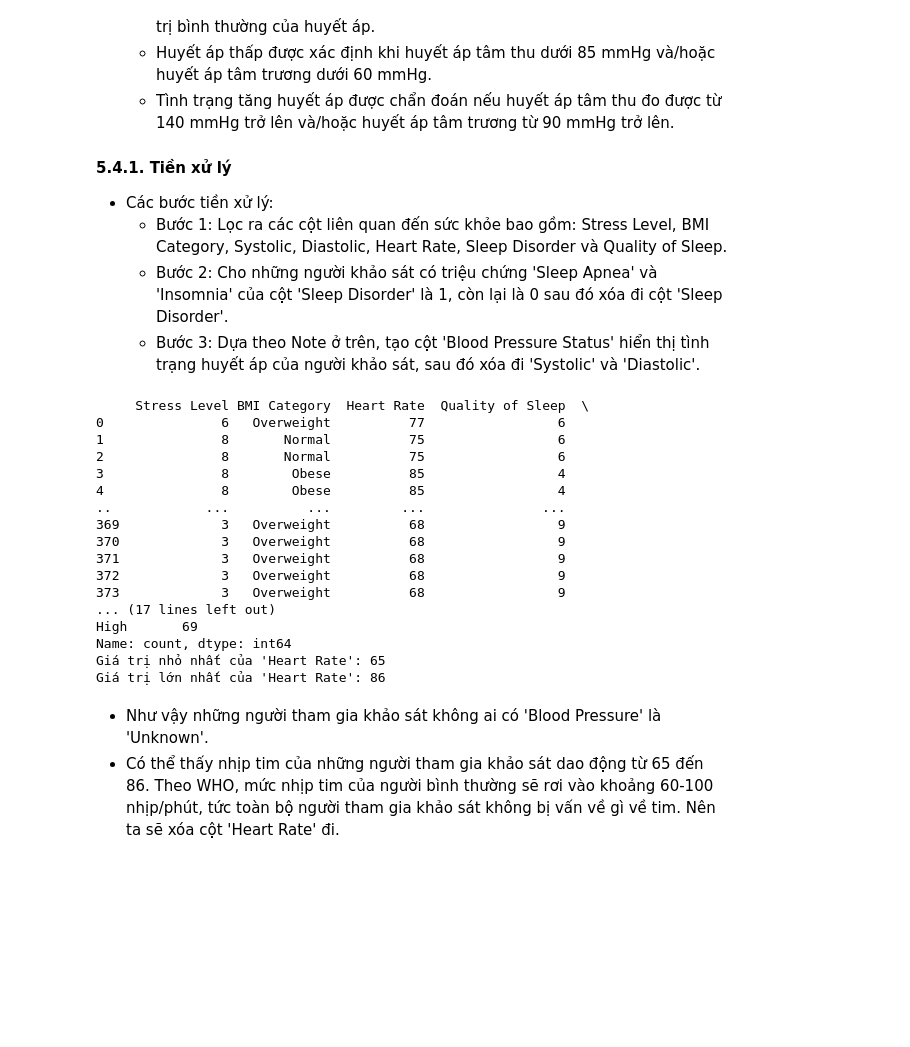
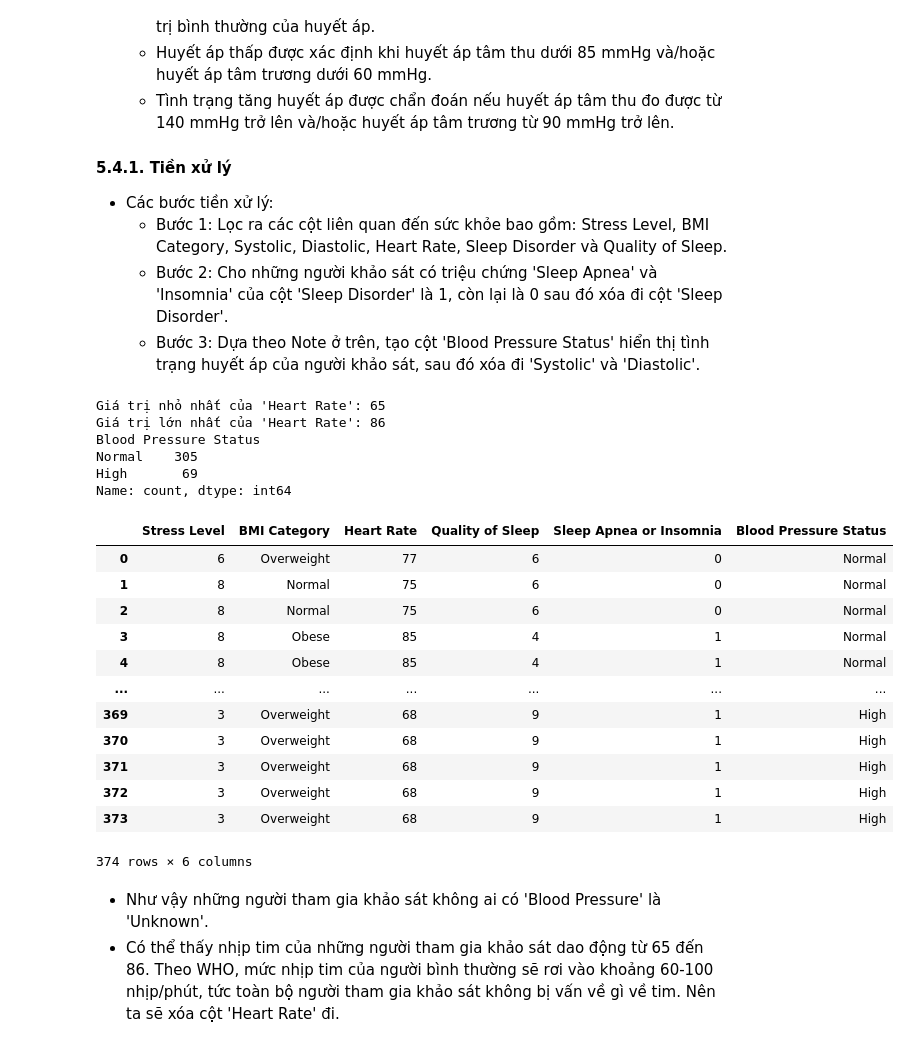
Before and after one commit to khiemnguyen812/Final_Prj_CSC17104_21KHDL1, a Jupyter notebook: Notebook.ipynb, the cells around one changed output. Cells and saved outputs as stored; diff of their text form; code cells hidden in the pictures; blank space fills up the shorter version.

```diff
--- a/Notebook.ipynb
+++ b/Notebook.ipynb
@@ -828,50 +844,53 @@ df_health = df_health.drop('Sleep Disorder', axis=1)
 # Bước 3
 # Chuyển đổi kiểu dữ liệu của 'Systolic' và 'Diastolic' sang int64
 df_health[['Systolic', 'Diastolic']] = df_health[['Systolic', 'Diastolic']].astype('int64')
 
 # Tạo cột tình trạng huyết áp
 def blood_pressure_status(row):
     if 90 <= row['Systolic'] <= 140 and 60 <= row['Diastolic'] <= 90:
         return 'Normal'
     elif row['Systolic'] < 85 or row['Diastolic'] < 60:
         return 'Low'
     elif row['Systolic'] >= 140 or row['Diastolic'] >= 90:
         return 'High'
     else:
         return 'Unknown'
 
 df_health['Blood Pressure Status'] = df_health.apply(blood_pressure_status, axis=1)
 
 df_health = df_health.drop(['Systolic','Diastolic'], axis=1)
 bp_status_counts = df_health['Blood Pressure Status'].value_counts()
 
-print(df_health)
-print(bp_status_counts)
 
 min_heart_rate = df_health['Heart Rate'].min()
 max_heart_rate = df_health['Heart Rate'].max()
 
 # Hiển thị kết quả
 print(f"Giá trị nhỏ nhất của 'Heart Rate': {min_heart_rate}")
 print(f"Giá trị lớn nhất của 'Heart Rate': {max_heart_rate}")
+
+print(bp_status_counts)
+df_health
 # %% [output]
-     Stress Level BMI Category  Heart Rate  Quality of Sleep  \
-0               6   Overweight          77                 6
-1               8       Normal          75                 6
-2               8       Normal          75                 6
-3               8        Obese          85                 4
-4               8        Obese          85                 4
-..            ...          ...         ...               ...
-369             3   Overweight          68                 9
-370             3   Overweight          68                 9
-371             3   Overweight          68                 9
-372             3   Overweight          68                 9
-373             3   Overweight          68                 9
-... (17 lines left out)
+Giá trị nhỏ nhất của 'Heart Rate': 65
+Giá trị lớn nhất của 'Heart Rate': 86
+Blood Pressure Status
+Normal    305
 High       69
 Name: count, dtype: int64
-Giá trị nhỏ nhất của 'Heart Rate': 65
-Giá trị lớn nhất của 'Heart Rate': 86
+|  | Stress Level | BMI Category | Heart Rate | Quality of Sleep | Sleep Apnea or Insomnia | Blood Pressure Status |
+| 0 | 6 | Overweight | 77 | 6 | 0 | Normal |
+| 1 | 8 | Normal | 75 | 6 | 0 | Normal |
+| 2 | 8 | Normal | 75 | 6 | 0 | Normal |
+| 3 | 8 | Obese | 85 | 4 | 1 | Normal |
+| 4 | 8 | Obese | 85 | 4 | 1 | Normal |
+| ... | ... | ... | ... | ... | ... | ... |
+| 369 | 3 | Overweight | 68 | 9 | 1 | High |
+| 370 | 3 | Overweight | 68 | 9 | 1 | High |
+| 371 | 3 | Overweight | 68 | 9 | 1 | High |
+| 372 | 3 | Overweight | 68 | 9 | 1 | High |
+| 373 | 3 | Overweight | 68 | 9 | 1 | High |
+374 rows × 6 columns
 # %% [markdown]
 - Như vậy những người tham gia khảo sát không ai có 'Blood Pressure' là 'Unknown'.
 - Có thể thấy nhịp tim của những người tham gia khảo sát dao động từ 65 đến 86. Theo WHO, mức nhịp tim của người bình thường sẽ rơi vào khoảng 60-100 nhịp/phút, tức toàn bộ người tham gia khảo sát không bị vấn về gì về tim. Nên ta sẽ xóa cột 'Heart Rate' đi.
```
Also changed, not shown: parts of 10 cells of this notebook.
